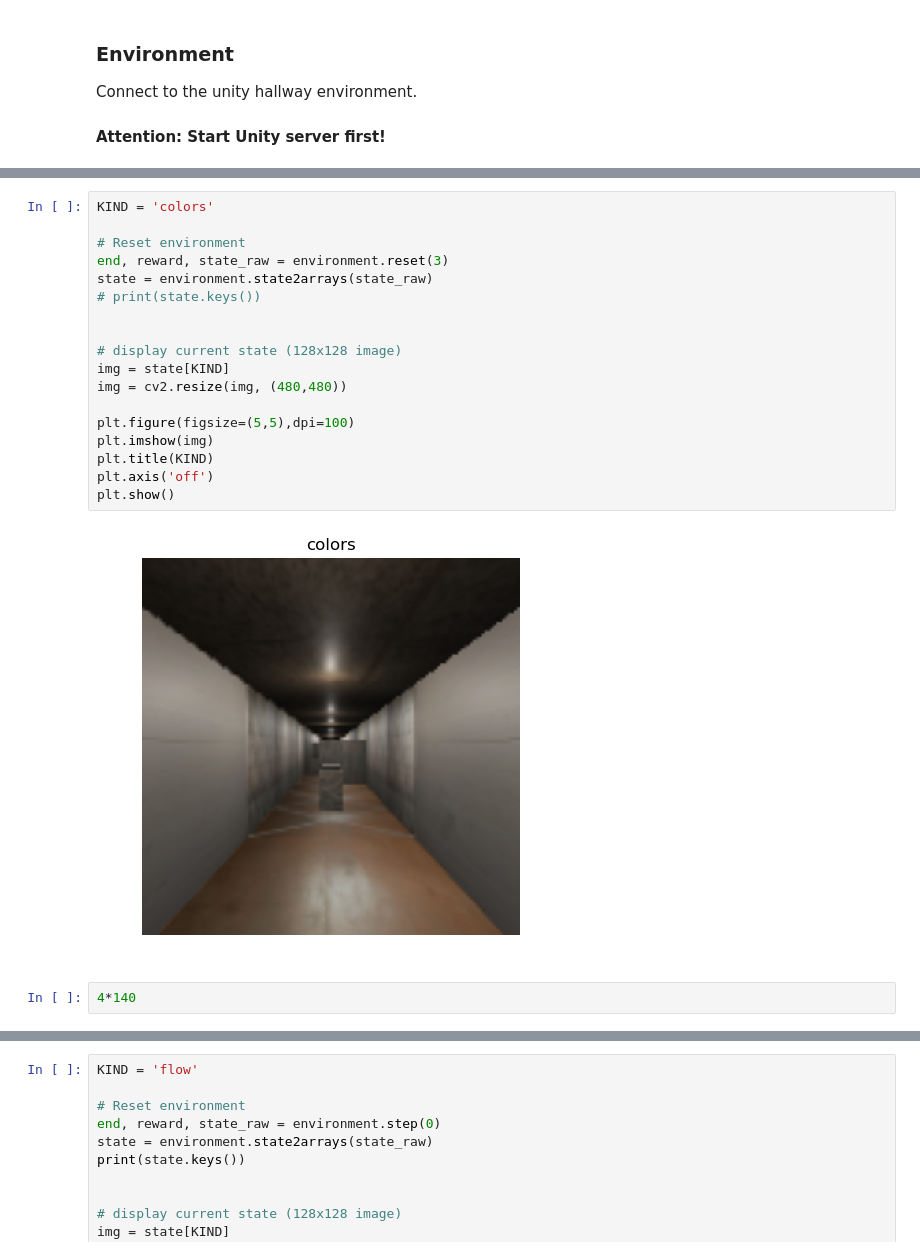
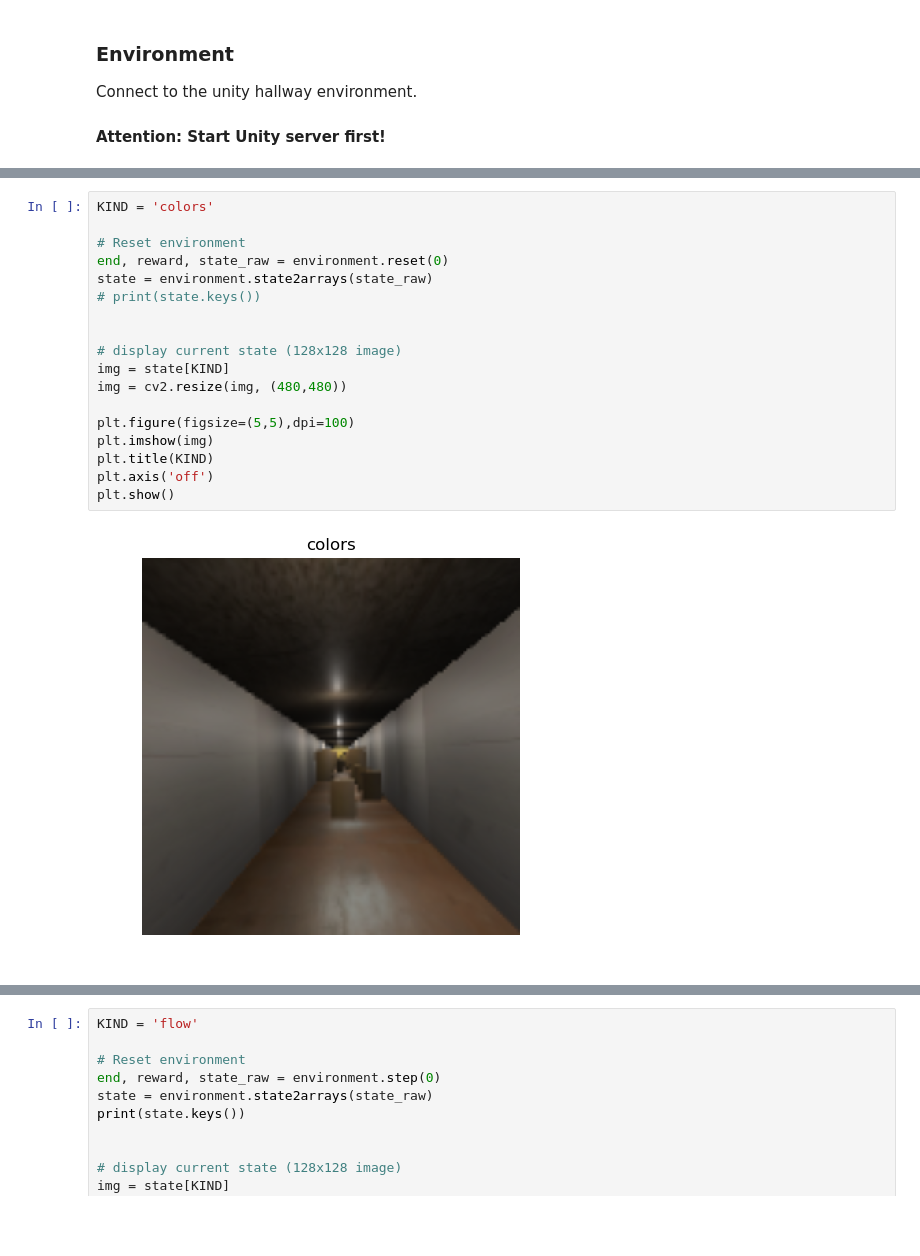
Before and after one commit to neuralcodinglab/RL-mobility, a Jupyter notebook: Python/Demo/demoUsage.ipynb, the cells around one changed output, grey strips where cells are left out. Saved outputs shown, nothing was run; the diff lists cells and outputs as text; blank space fills up the shorter version.

```diff
--- a/Python/Demo/demoUsage.ipynb
+++ b/Python/Demo/demoUsage.ipynb
@@ -33,23 +33,21 @@ print(environment.client)
 # %%
 KIND = 'colors'
 
 # Reset environment
-end, reward, state_raw = environment.reset(3)
+end, reward, state_raw = environment.reset(0)
 state = environment.state2arrays(state_raw)
 # print(state.keys())
 
 
 # display current state (128x128 image)
 img = state[KIND]
 img = cv2.resize(img, (480,480))
 
 plt.figure(figsize=(5,5),dpi=100)
 plt.imshow(img)
 plt.title(KIND)
 plt.axis('off')
 plt.show()
 # %% [output]
-[figure, old version]
+[figure, new version]
-# %%
-4*140
 # %%
```
Also changed, not shown: parts of 3 cells of this notebook, 4 other files.
